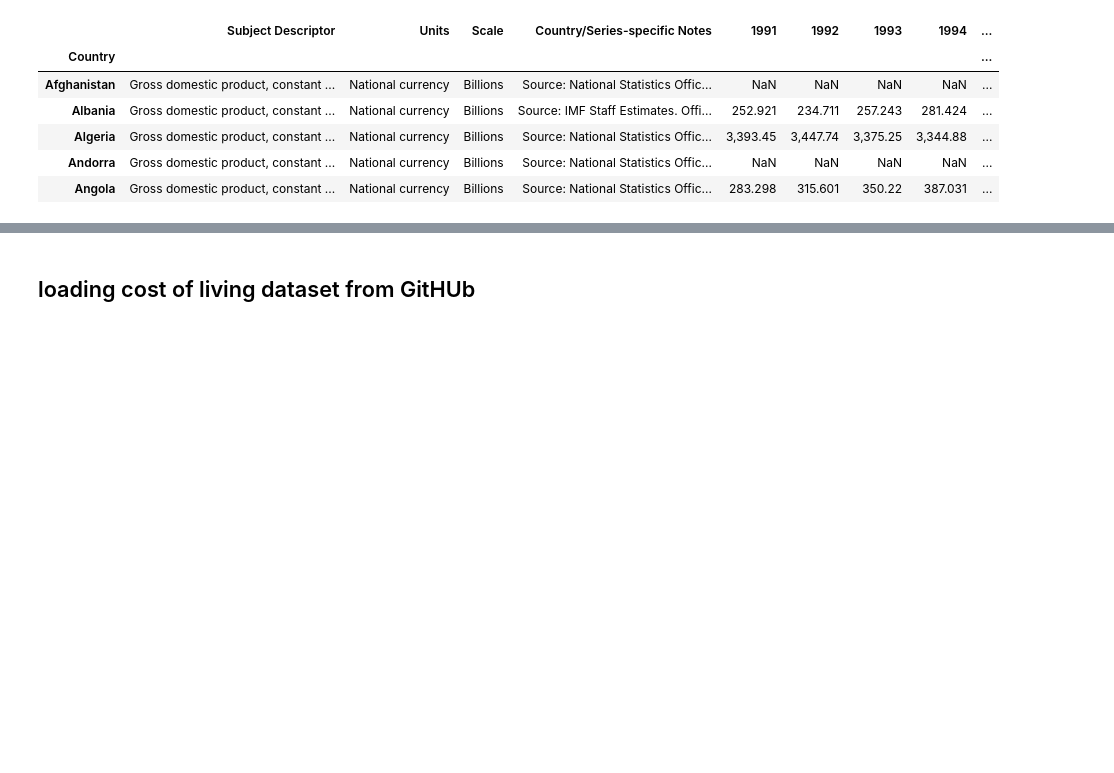
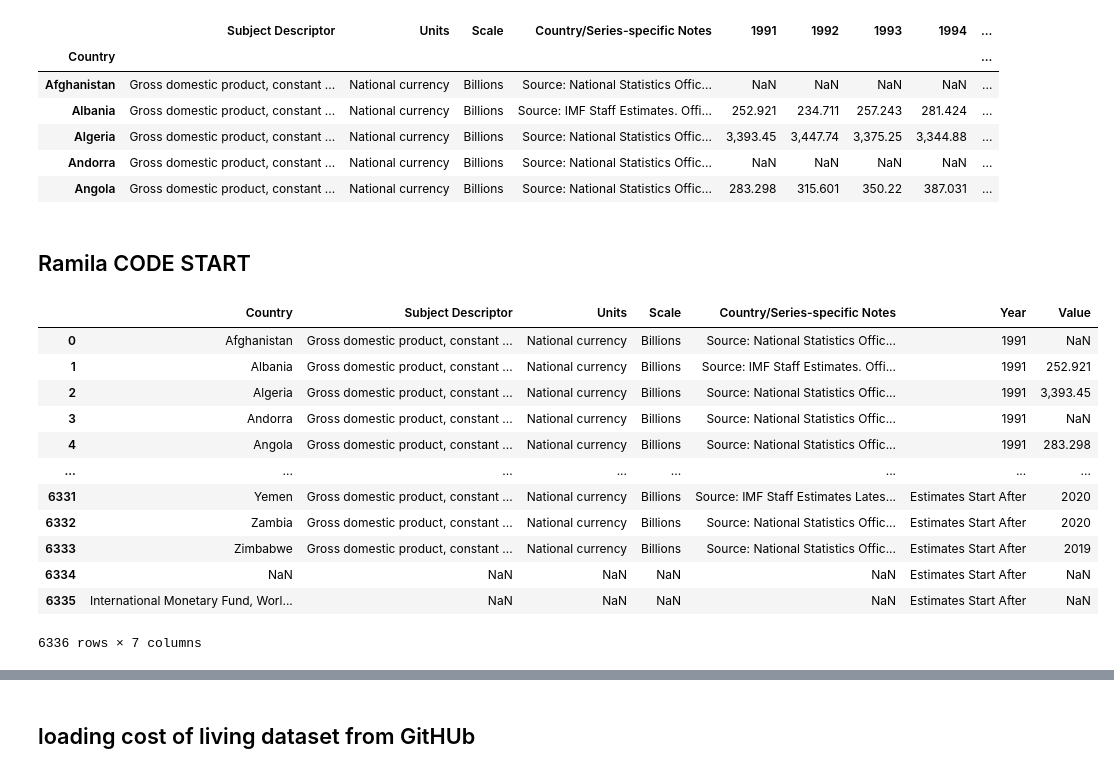
Before and after one commit to MaxSMCON/Group_2, a Jupyter notebook: Group_2_Stats.ipynb, the cells around one changed output, grey strips where cells are left out. Drawn from its saved outputs; the diff is of its cells as text; code cells hidden in the pictures; blank space fills up the shorter version.

Commit message:
Ramila added GDP tables

```diff
--- a/Group_2_Stats.ipynb
+++ b/Group_2_Stats.ipynb
@@ -80,3 +80,25 @@ df_gdp.head()
 | Algeria | Gross domestic product, constant ... | National currency | Billions | Source: National Statistics Offic... | 3,393.45 | 3,447.74 | 3,375.25 | 3,344.88 | ... |
 | Andorra | Gross domestic product, constant ... | National currency | Billions | Source: National Statistics Offic... | NaN | NaN | NaN | NaN | ... |
 | Angola | Gross domestic product, constant ... | National currency | Billions | Source: National Statistics Offic... | 283.298 | 315.601 | 350.22 | 387.031 | ... |
+# %% [markdown]
+## Ramila CODE START
+# %%
+## Ramila Code
+url = 'https://raw.githubusercontent.com/MaxSMCON/Group_2/main/Data%20Storage/GDP.csv'
+df_gdp = pd.read_csv(url, encoding= 'latin-1' )
+df_gdp = df_gdp.melt(id_vars=[ "Country","Subject Descriptor","Units","Scale","Country/Series-specific Notes"],var_name="Year",value_name="Value")
+df_gdp
+# %% [output]
+|  | Country | Subject Descriptor | Units | Scale | Country/Series-specific Notes | Year | Value |
+| 0 | Afghanistan | Gross domestic product, constant ... | National currency | Billions | Source: National Statistics Offic... | 1991 | NaN |
+| 1 | Albania | Gross domestic product, constant ... | National currency | Billions | Source: IMF Staff Estimates. Offi... | 1991 | 252.921 |
+| 2 | Algeria | Gross domestic product, constant ... | National currency | Billions | Source: National Statistics Offic... | 1991 | 3,393.45 |
+| 3 | Andorra | Gross domestic product, constant ... | National currency | Billions | Source: National Statistics Offic... | 1991 | NaN |
+| 4 | Angola | Gross domestic product, constant ... | National currency | Billions | Source: National Statistics Offic... | 1991 | 283.298 |
+| ... | ... | ... | ... | ... | ... | ... | ... |
+| 6331 | Yemen | Gross domestic product, constant ... | National currency | Billions | Source: IMF Staff Estimates Lates... | Estimates Start After | 2020 |
+| 6332 | Zambia | Gross domestic product, constant ... | National currency | Billions | Source: National Statistics Offic... | Estimates Start After | 2020 |
+| 6333 | Zimbabwe | Gross domestic product, constant ... | National currency | Billions | Source: National Statistics Offic... | Estimates Start After | 2019 |
+| 6334 | NaN | NaN | NaN | NaN | NaN | Estimates Start After | NaN |
+| 6335 | International Monetary Fund, Worl... | NaN | NaN | NaN | NaN | Estimates Start After | NaN |
+6336 rows × 7 columns
```
Also changed, not shown: parts of 10 cells of this notebook.
